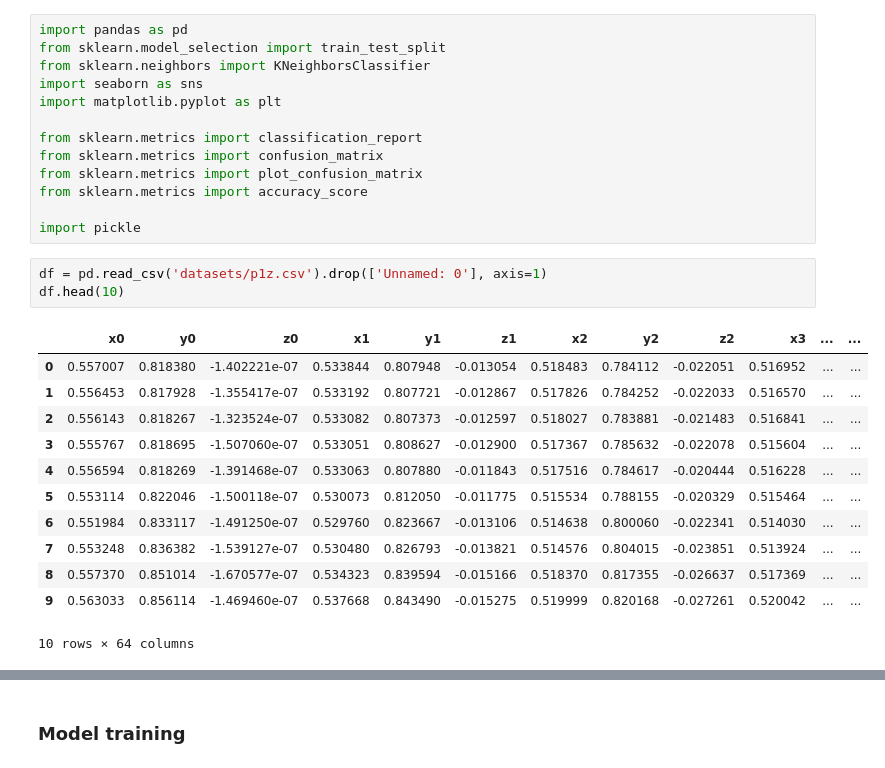
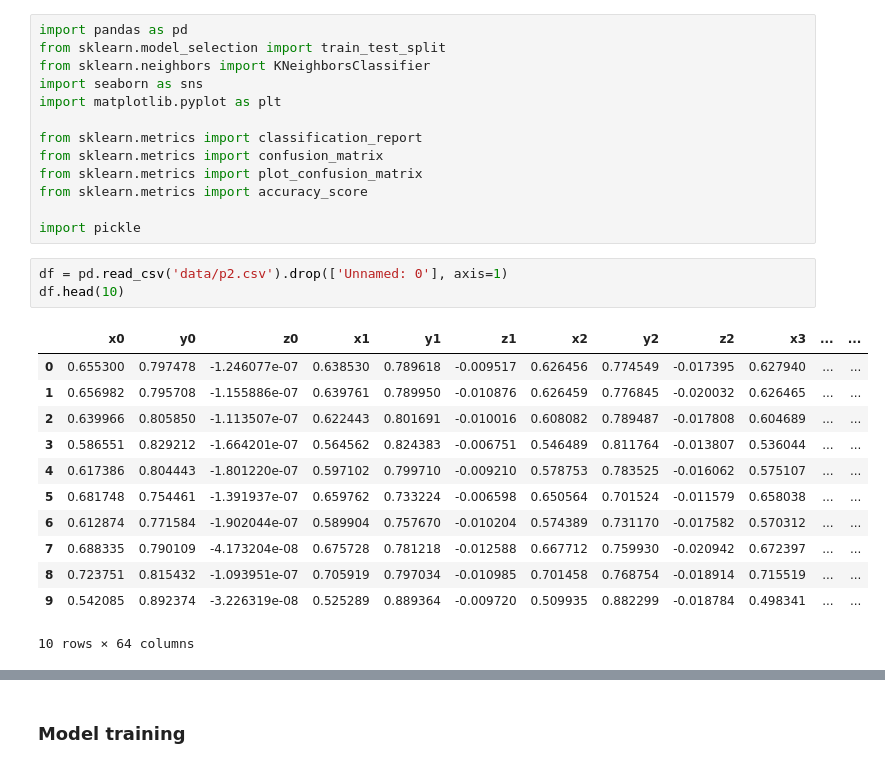
Before and after one commit to landersanmi/caMouse, a Jupyter notebook: KNNGestures.ipynb, the cells around one changed output, grey strips where cells are left out. Drawn from its saved outputs; the diff is of its cells as text.

```diff
--- a/KNNGestures.ipynb
+++ b/KNNGestures.ipynb
@@ -12,20 +12,20 @@ from sklearn.metrics import accuracy_score
 
 import pickle
 # %%
-df = pd.read_csv('datasets/p1z.csv').drop(['Unnamed: 0'], axis=1)
+df = pd.read_csv('data/p2.csv').drop(['Unnamed: 0'], axis=1)
 df.head(10)
 # %% [output]
 |  | x0 | y0 | z0 | x1 | y1 | z1 | x2 | y2 | z2 | x3 | ... | ... |
-| 0 | 0.557007 | 0.818380 | -1.402221e-07 | 0.533844 | 0.807948 | -0.013054 | 0.518483 | 0.784112 | -0.022051 | 0.516952 | ... | ... |
-| 1 | 0.556453 | 0.817928 | -1.355417e-07 | 0.533192 | 0.807721 | -0.012867 | 0.517826 | 0.784252 | -0.022033 | 0.516570 | ... | ... |
-| 2 | 0.556143 | 0.818267 | -1.323524e-07 | 0.533082 | 0.807373 | -0.012597 | 0.518027 | 0.783881 | -0.021483 | 0.516841 | ... | ... |
-| 3 | 0.555767 | 0.818695 | -1.507060e-07 | 0.533051 | 0.808627 | -0.012900 | 0.517367 | 0.785632 | -0.022078 | 0.515604 | ... | ... |
-| 4 | 0.556594 | 0.818269 | -1.391468e-07 | 0.533063 | 0.807880 | -0.011843 | 0.517516 | 0.784617 | -0.020444 | 0.516228 | ... | ... |
-| 5 | 0.553114 | 0.822046 | -1.500118e-07 | 0.530073 | 0.812050 | -0.011775 | 0.515534 | 0.788155 | -0.020329 | 0.515464 | ... | ... |
-| 6 | 0.551984 | 0.833117 | -1.491250e-07 | 0.529760 | 0.823667 | -0.013106 | 0.514638 | 0.800060 | -0.022341 | 0.514030 | ... | ... |
-| 7 | 0.553248 | 0.836382 | -1.539127e-07 | 0.530480 | 0.826793 | -0.013821 | 0.514576 | 0.804015 | -0.023851 | 0.513924 | ... | ... |
-| 8 | 0.557370 | 0.851014 | -1.670577e-07 | 0.534323 | 0.839594 | -0.015166 | 0.518370 | 0.817355 | -0.026637 | 0.517369 | ... | ... |
-| 9 | 0.563033 | 0.856114 | -1.469460e-07 | 0.537668 | 0.843490 | -0.015275 | 0.519999 | 0.820168 | -0.027261 | 0.520042 | ... | ... |
+| 0 | 0.655300 | 0.797478 | -1.246077e-07 | 0.638530 | 0.789618 | -0.009517 | 0.626456 | 0.774549 | -0.017395 | 0.627940 | ... | ... |
+| 1 | 0.656982 | 0.795708 | -1.155886e-07 | 0.639761 | 0.789950 | -0.010876 | 0.626459 | 0.776845 | -0.020032 | 0.626465 | ... | ... |
+| 2 | 0.639966 | 0.805850 | -1.113507e-07 | 0.622443 | 0.801691 | -0.010016 | 0.608082 | 0.789487 | -0.017808 | 0.604689 | ... | ... |
+| 3 | 0.586551 | 0.829212 | -1.664201e-07 | 0.564562 | 0.824383 | -0.006751 | 0.546489 | 0.811764 | -0.013807 | 0.536044 | ... | ... |
+| 4 | 0.617386 | 0.804443 | -1.801220e-07 | 0.597102 | 0.799710 | -0.009210 | 0.578753 | 0.783525 | -0.016062 | 0.575107 | ... | ... |
+| 5 | 0.681748 | 0.754461 | -1.391937e-07 | 0.659762 | 0.733224 | -0.006598 | 0.650564 | 0.701524 | -0.011579 | 0.658038 | ... | ... |
+| 6 | 0.612874 | 0.771584 | -1.902044e-07 | 0.589904 | 0.757670 | -0.010204 | 0.574389 | 0.731170 | -0.017582 | 0.570312 | ... | ... |
+| 7 | 0.688335 | 0.790109 | -4.173204e-08 | 0.675728 | 0.781218 | -0.012588 | 0.667712 | 0.759930 | -0.020942 | 0.672397 | ... | ... |
+| 8 | 0.723751 | 0.815432 | -1.093951e-07 | 0.705919 | 0.797034 | -0.010985 | 0.701458 | 0.768754 | -0.018914 | 0.715519 | ... | ... |
+| 9 | 0.542085 | 0.892374 | -3.226319e-08 | 0.525289 | 0.889364 | -0.009720 | 0.509935 | 0.882299 | -0.018784 | 0.498341 | ... | ... |
 10 rows × 64 columns
 # %%
 X = df.drop('gesture', axis=1, inplace=False)
```
Also changed, not shown: parts of 5 cells of this notebook, 10 other files.
